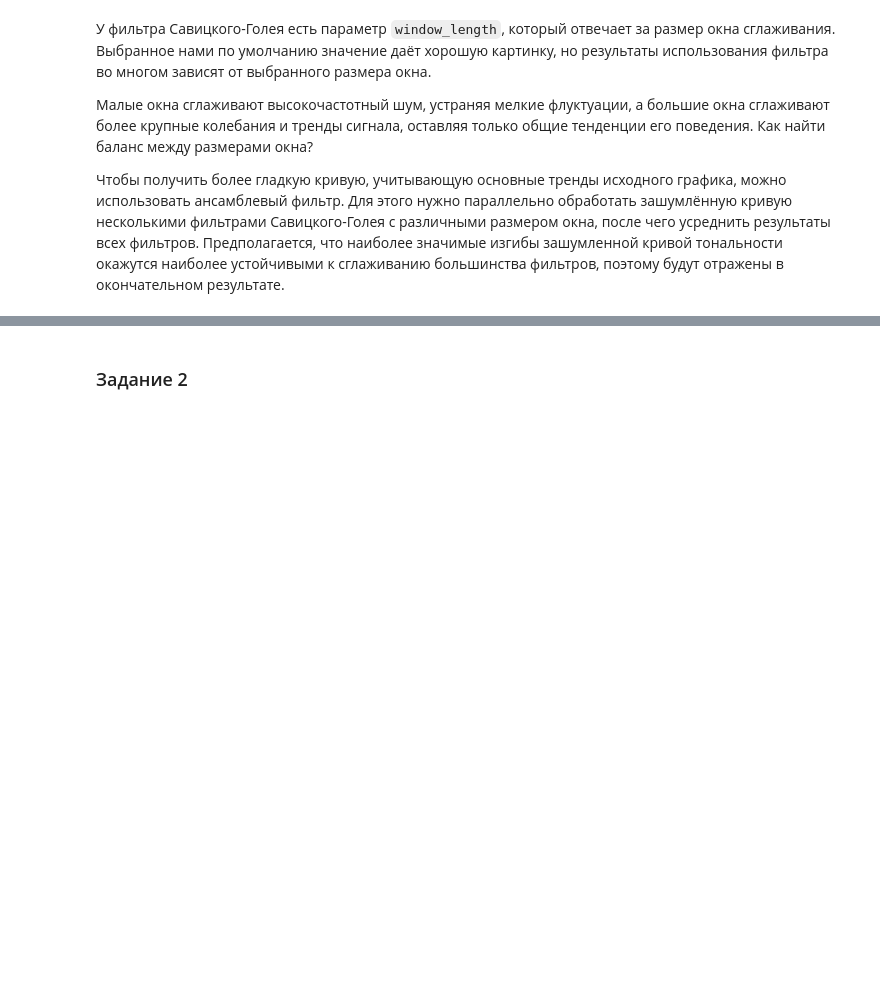
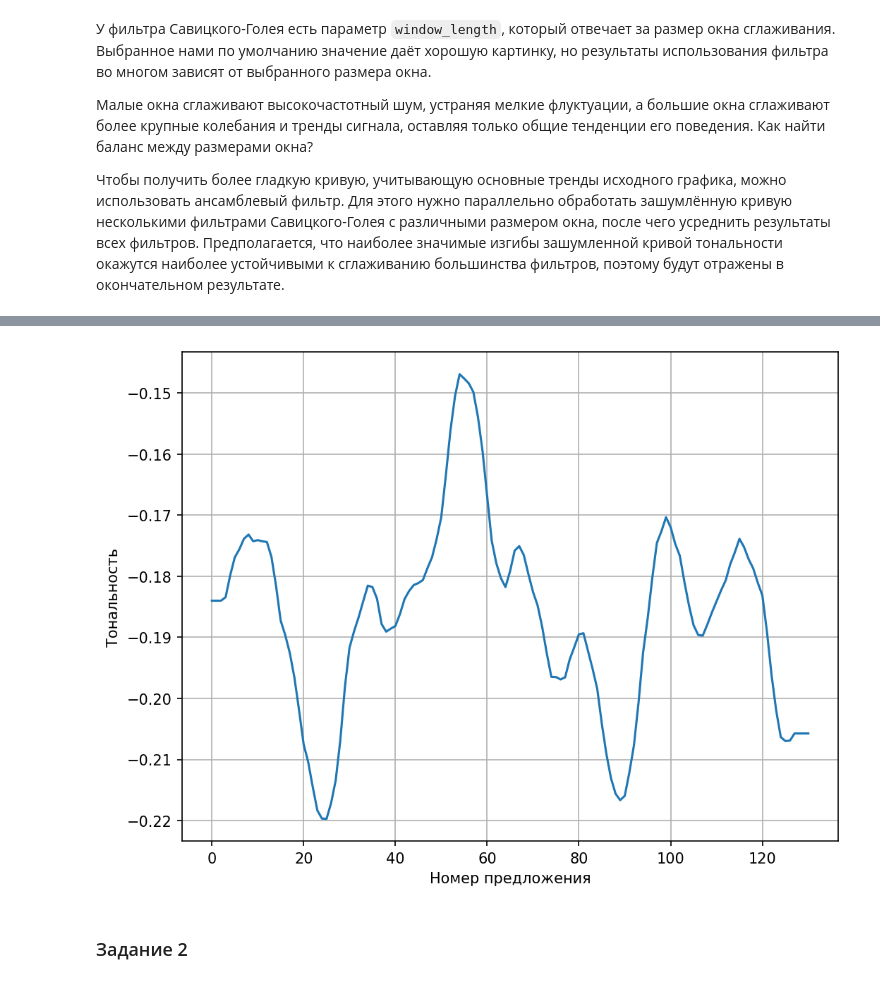
Before and after one commit to Eshasss/i-love-crispy-laptops, a Jupyter notebook: CompLing/CompLing 9 - Sentiment Analysis/27.02.2025_sentiment_analysis.ipynb, the cells around one changed output, grey strips where cells are left out. Drawn from its saved outputs; the diff is of its cells as text; code cells hidden in the pictures; blank space fills up the shorter version.

```diff
--- a/CompLing/CompLing 9 - Sentiment Analysis/27.02.2025_sentiment_analysis.ipynb
+++ b/CompLing/CompLing 9 - Sentiment Analysis/27.02.2025_sentiment_analysis.ipynb
@@ -186,3 +208,16 @@ Text(0, 0.5, 'Тональность')
+# %%
+
+plt.figure(figsize=(8, 6), dpi=150)
+
+plt.plot(ensemble_filter(data=sentiments))
+
+plt.xlabel('Номер предложения')
+plt.ylabel('Тональность')
+# Заново постройте график кривой эмоциональной тональности с теми же настройками.
+plt.grid()
+# ВАШ КОД ЗДЕСЬ
+# %% [output]
+[figure, added]
 # %% [markdown]
 ### Задание 2
 # %% [markdown]
```
Also changed, not shown: parts of 27 cells of this notebook, 6 other files.
